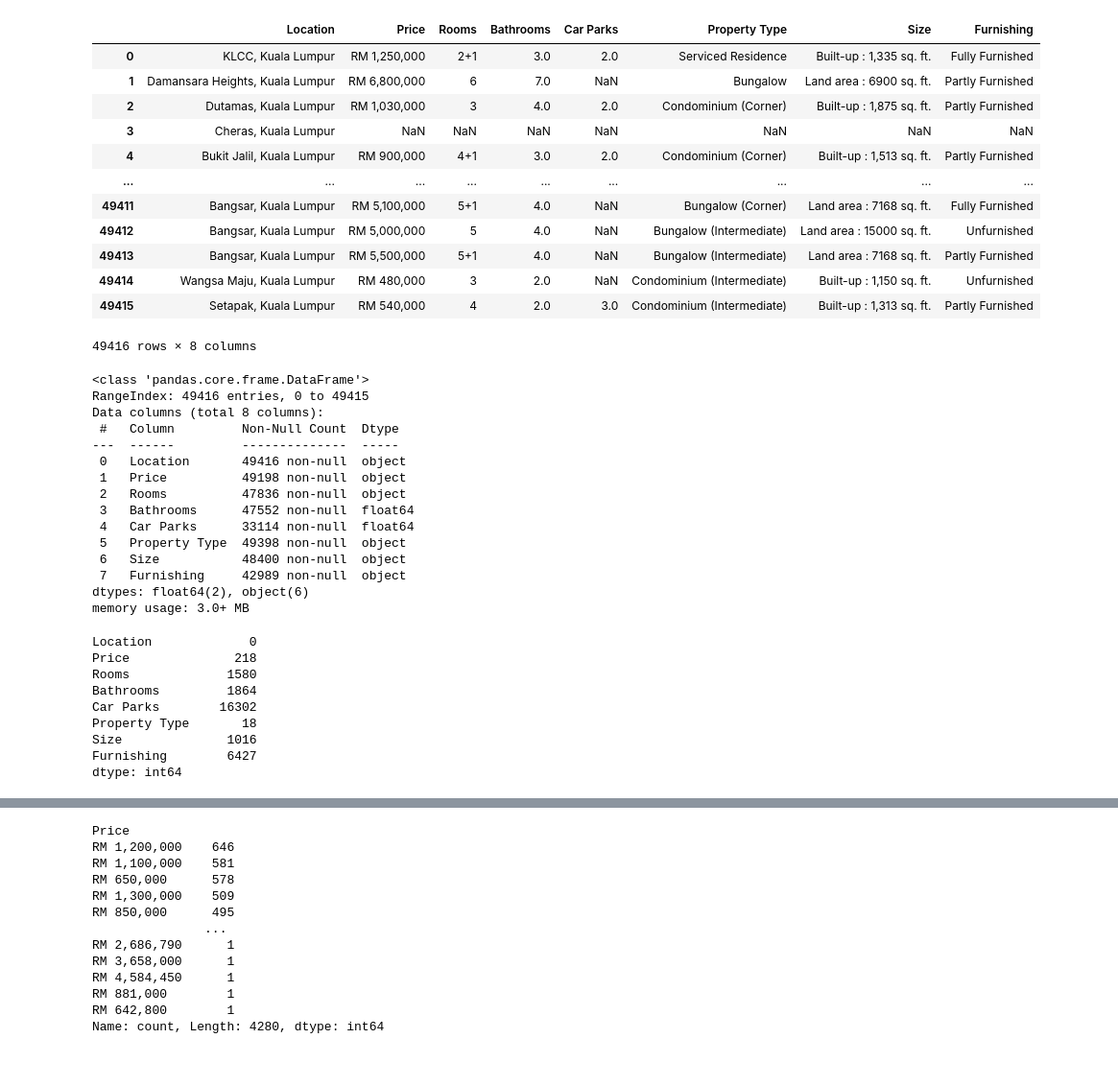
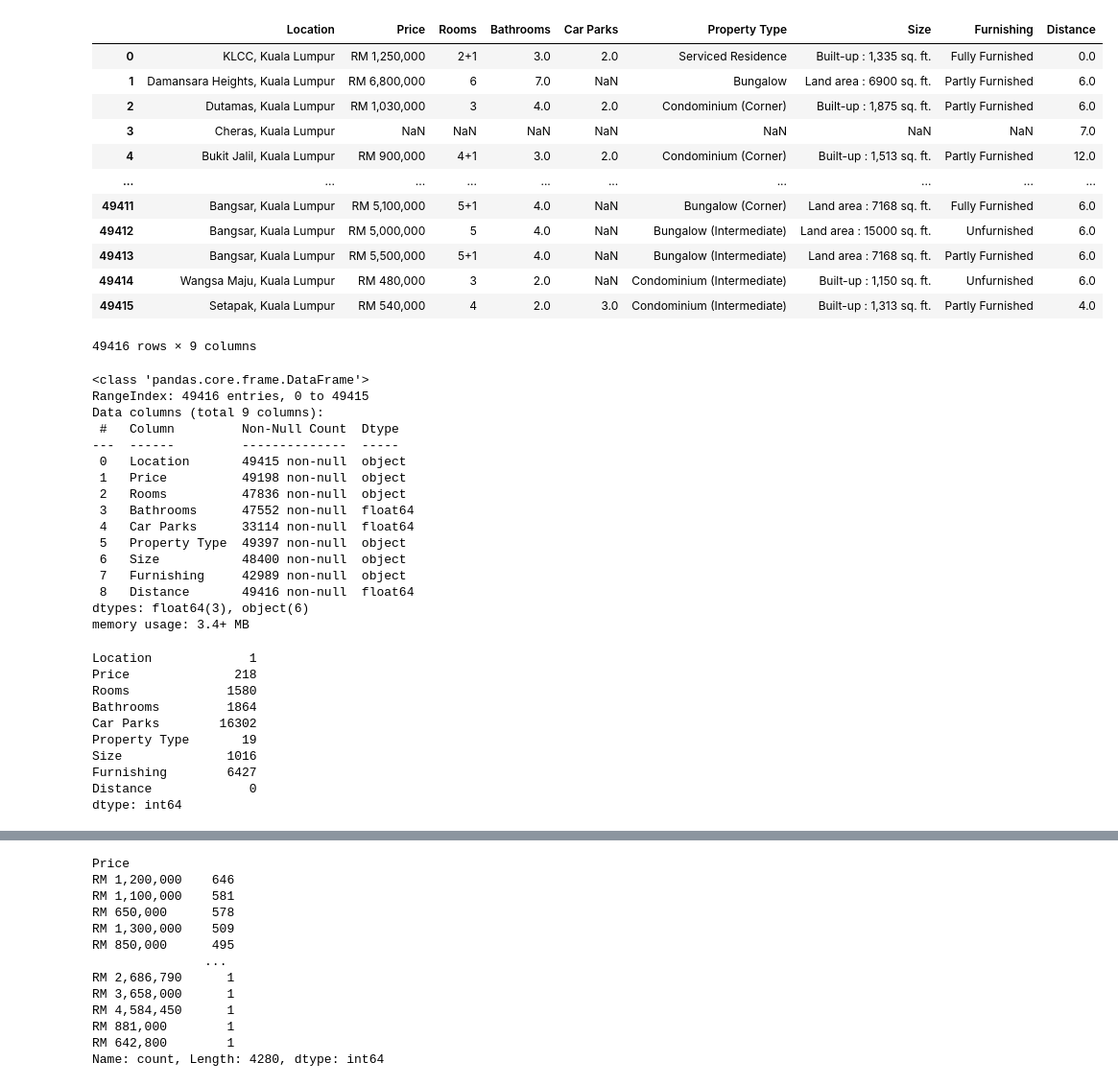
Before and after one commit to NagashreeRavi/KL_Price_Predict_Model, a Jupyter notebook: b_clean_data_format.ipynb, the cells around one changed output, grey strips where cells are left out. Shown at 96% size. Cells and saved outputs as stored; diff of their text form; code cells hidden in the pictures.

```diff
--- a/b_clean_data_format.ipynb
+++ b/b_clean_data_format.ipynb
@@ -5,49 +5,51 @@ import pandas as pd
 import matplotlib.pyplot as plt
 import seaborn as sns
 # %%
-data= pd.read_csv('KL_no_duplicates_data.csv')
+data= pd.read_csv('KL_updated_csv_file.csv')
 data
 # %% [output]
-|  | Location | Price | Rooms | Bathrooms | Car Parks | Property Type | Size | Furnishing |
-| 0 | KLCC, Kuala Lumpur | RM 1,250,000 | 2+1 | 3.0 | 2.0 | Serviced Residence | Built-up : 1,335 sq. ft. | Fully Furnished |
-| 1 | Damansara Heights, Kuala Lumpur | RM 6,800,000 | 6 | 7.0 | NaN | Bungalow | Land area : 6900 sq. ft. | Partly Furnished |
-| 2 | Dutamas, Kuala Lumpur | RM 1,030,000 | 3 | 4.0 | 2.0 | Condominium (Corner) | Built-up : 1,875 sq. ft. | Partly Furnished |
-| 3 | Cheras, Kuala Lumpur | NaN | NaN | NaN | NaN | NaN | NaN | NaN |
-| 4 | Bukit Jalil, Kuala Lumpur | RM 900,000 | 4+1 | 3.0 | 2.0 | Condominium (Corner) | Built-up : 1,513 sq. ft. | Partly Furnished |
-| ... | ... | ... | ... | ... | ... | ... | ... | ... |
-| 49411 | Bangsar, Kuala Lumpur | RM 5,100,000 | 5+1 | 4.0 | NaN | Bungalow (Corner) | Land area : 7168 sq. ft. | Fully Furnished |
-| 49412 | Bangsar, Kuala Lumpur | RM 5,000,000 | 5 | 4.0 | NaN | Bungalow (Intermediate) | Land area : 15000 sq. ft. | Unfurnished |
-| 49413 | Bangsar, Kuala Lumpur | RM 5,500,000 | 5+1 | 4.0 | NaN | Bungalow (Intermediate) | Land area : 7168 sq. ft. | Partly Furnished |
-| 49414 | Wangsa Maju, Kuala Lumpur | RM 480,000 | 3 | 2.0 | NaN | Condominium (Intermediate) | Built-up : 1,150 sq. ft. | Unfurnished |
-| 49415 | Setapak, Kuala Lumpur | RM 540,000 | 4 | 2.0 | 3.0 | Condominium (Intermediate) | Built-up : 1,313 sq. ft. | Partly Furnished |
+|  | Location | Price | Rooms | Bathrooms | Car Parks | Property Type | Size | Furnishing | Distance |
+| 0 | KLCC, Kuala Lumpur | RM 1,250,000 | 2+1 | 3.0 | 2.0 | Serviced Residence | Built-up : 1,335 sq. ft. | Fully Furnished | 0.0 |
+| 1 | Damansara Heights, Kuala Lumpur | RM 6,800,000 | 6 | 7.0 | NaN | Bungalow | Land area : 6900 sq. ft. | Partly Furnished | 6.0 |
+| 2 | Dutamas, Kuala Lumpur | RM 1,030,000 | 3 | 4.0 | 2.0 | Condominium (Corner) | Built-up : 1,875 sq. ft. | Partly Furnished | 6.0 |
+| 3 | Cheras, Kuala Lumpur | NaN | NaN | NaN | NaN | NaN | NaN | NaN | 7.0 |
+| 4 | Bukit Jalil, Kuala Lumpur | RM 900,000 | 4+1 | 3.0 | 2.0 | Condominium (Corner) | Built-up : 1,513 sq. ft. | Partly Furnished | 12.0 |
+| ... | ... | ... | ... | ... | ... | ... | ... | ... | ... |
+| 49411 | Bangsar, Kuala Lumpur | RM 5,100,000 | 5+1 | 4.0 | NaN | Bungalow (Corner) | Land area : 7168 sq. ft. | Fully Furnished | 6.0 |
+| 49412 | Bangsar, Kuala Lumpur | RM 5,000,000 | 5 | 4.0 | NaN | Bungalow (Intermediate) | Land area : 15000 sq. ft. | Unfurnished | 6.0 |
+| 49413 | Bangsar, Kuala Lumpur | RM 5,500,000 | 5+1 | 4.0 | NaN | Bungalow (Intermediate) | Land area : 7168 sq. ft. | Partly Furnished | 6.0 |
+| 49414 | Wangsa Maju, Kuala Lumpur | RM 480,000 | 3 | 2.0 | NaN | Condominium (Intermediate) | Built-up : 1,150 sq. ft. | Unfurnished | 6.0 |
+| 49415 | Setapak, Kuala Lumpur | RM 540,000 | 4 | 2.0 | 3.0 | Condominium (Intermediate) | Built-up : 1,313 sq. ft. | Partly Furnished | 4.0 |
-49416 rows × 8 columns
+49416 rows × 9 columns
 # %%
 data.info()
 # %% [output]
 <class 'pandas.core.frame.DataFrame'>
 RangeIndex: 49416 entries, 0 to 49415
-Data columns (total 8 columns):
+Data columns (total 9 columns):
  #   Column         Non-Null Count  Dtype
 ---  ------         --------------  -----
- 0   Location       49416 non-null  object
+ 0   Location       49415 non-null  object
  1   Price          49198 non-null  object
  2   Rooms          47836 non-null  object
  3   Bathrooms      47552 non-null  float64
  4   Car Parks      33114 non-null  float64
- 5   Property Type  49398 non-null  object
+ 5   Property Type  49397 non-null  object
  6   Size           48400 non-null  object
  7   Furnishing     42989 non-null  object
-dtypes: float64(2), object(6)
-memory usage: 3.0+ MB
+ 8   Distance       49416 non-null  float64
+dtypes: float64(3), object(6)
+memory usage: 3.4+ MB
 # %%
 data.isna().sum()
 # %% [output]
-Location             0
+Location             1
 Price              218
 Rooms             1580
 Bathrooms         1864
 Car Parks        16302
-Property Type       18
+Property Type       19
 Size              1016
 Furnishing        6427
+Distance             0
 dtype: int64
```
Also changed, not shown: parts of 90 cells of this notebook, 4 other files.
